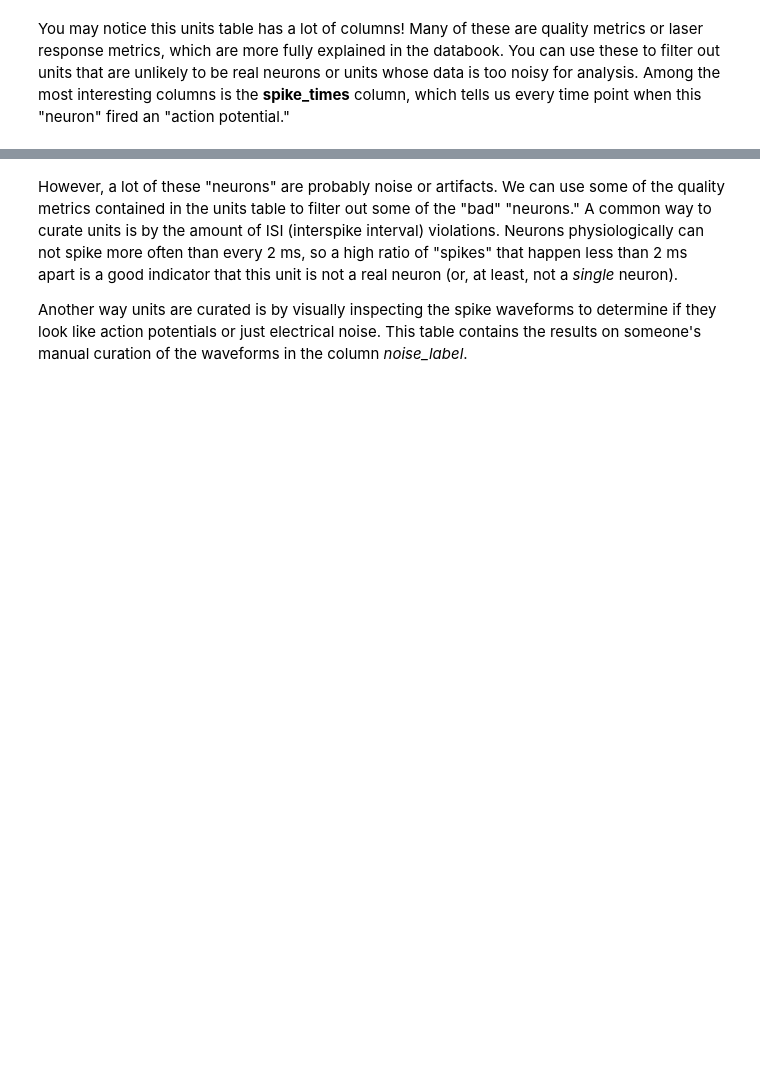
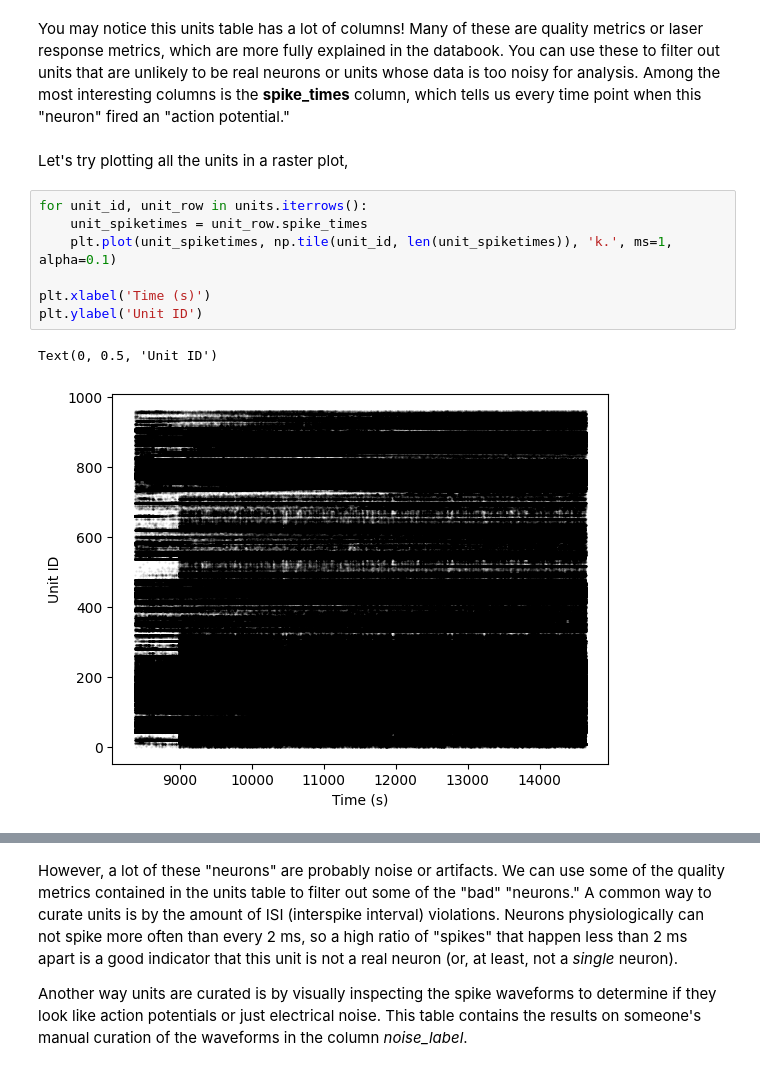
Before and after one commit to AllenSWDB/SWDB-Introductions, a Jupyter notebook: code/Cell_Type_Lookup_Table.ipynb, the cells around one changed output, grey strips where cells are left out. Saved outputs shown, nothing was run; the diff lists cells and outputs as text; blank space fills up the shorter version.

```diff
--- a/code/Cell_Type_Lookup_Table.ipynb
+++ b/code/Cell_Type_Lookup_Table.ipynb
@@ -63,3 +67,15 @@ Index(['spike_times', 'electrodes', 'waveform_mean', 'waveform_sd',
       dtype='object')
 # %% [markdown]
 You may notice this units table has a lot of columns! Many of these are quality metrics or laser response metrics, which are more fully explained in the databook. You can use these to filter out units that are unlikely to be real neurons or units whose data is too noisy for analysis. Among the most interesting columns is the **spike_times** column, which tells us every time point when this "neuron" fired an "action potential."
+# %% [markdown]
+Let's try plotting all the units in a raster plot,
+# %%
+for unit_id, unit_row in units.iterrows():
+    unit_spiketimes = unit_row.spike_times
+    plt.plot(unit_spiketimes, np.tile(unit_id, len(unit_spiketimes)), 'k.', ms=1, alpha=0.1)
+
+plt.xlabel('Time (s)')
+plt.ylabel('Unit ID')
+# %% [output]
+Text(0, 0.5, 'Unit ID')
+[figure, added]
```
Also changed, not shown: parts of 15 cells of this notebook, 1 other file.
